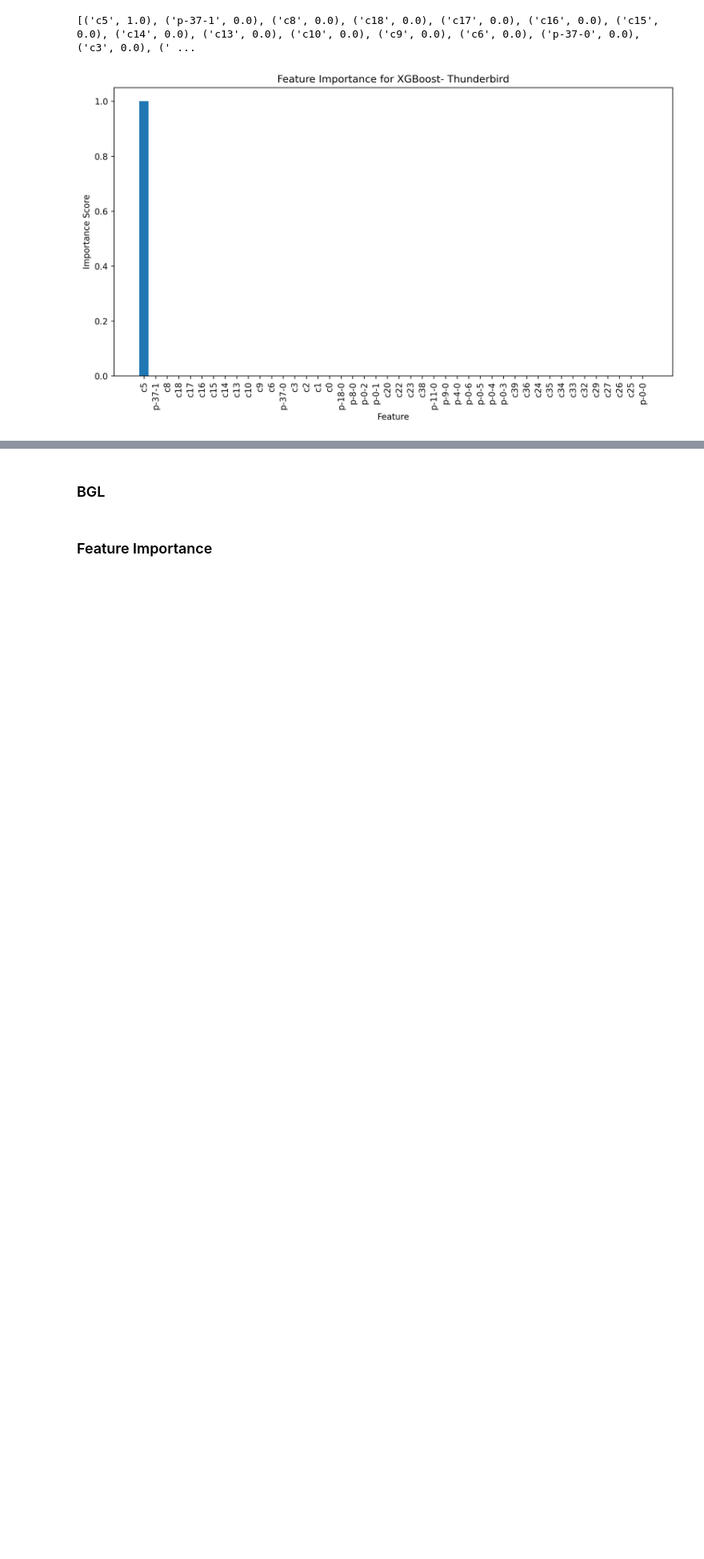
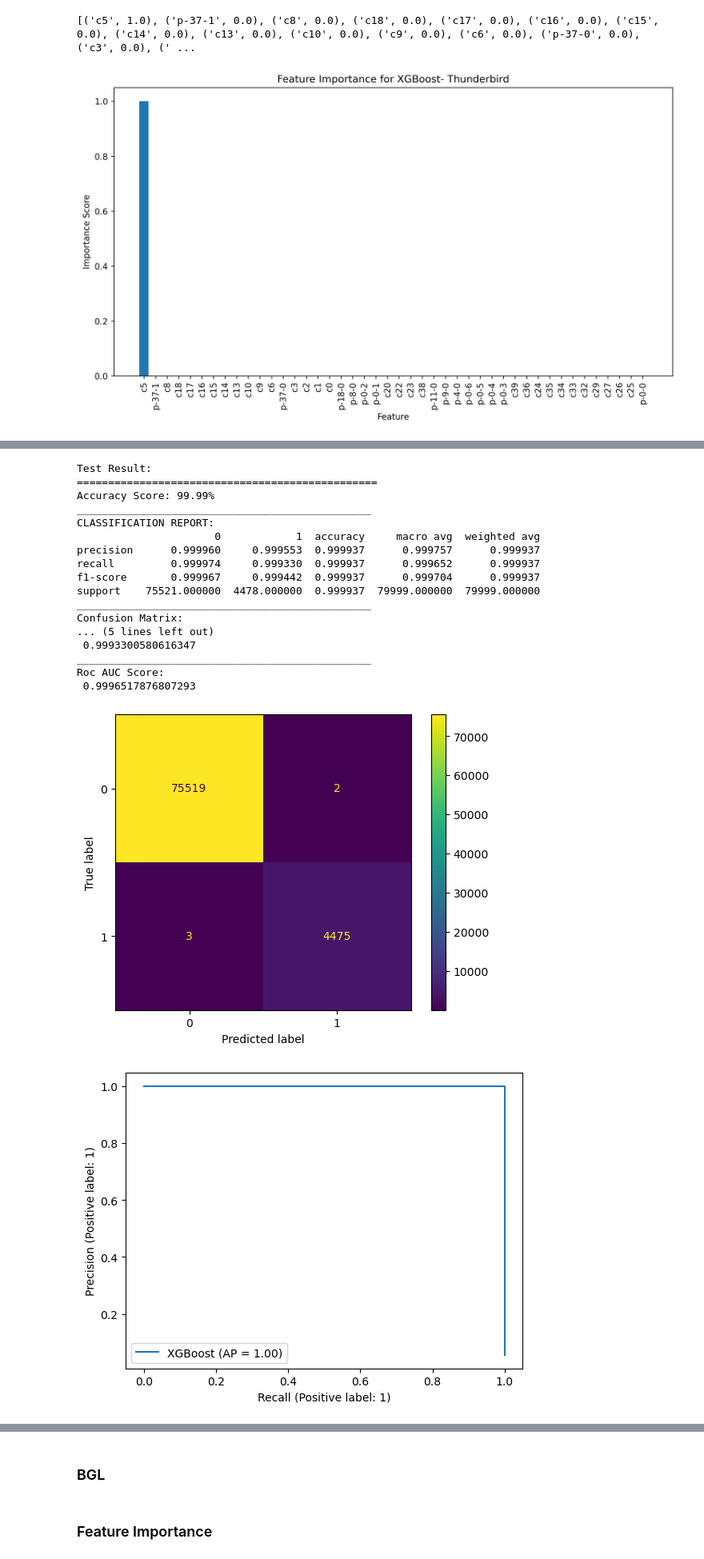
Before and after one commit to manelmahroug/anomaly-detection-in-log-files, a Jupyter notebook: Supervised_learning/logistic-regression-xgboost-params.ipynb, the cells around one changed output, grey strips where cells are left out. Shown at 80% size. Drawn from its saved outputs; the diff is of its cells as text; code cells hidden in the pictures; blank space fills up the shorter version.

```diff
--- a/Supervised_learning/logistic-regression-xgboost-params.ipynb
+++ b/Supervised_learning/logistic-regression-xgboost-params.ipynb
@@ -510,0 +515,46 @@ plt.show()
+# %%
+XGBOOST_report = pd.DataFrame(classification_report(y_train_t, preds_train, output_dict=True))
+print("Test Result:\n================================================")
+print(f"Accuracy Score: {accuracy_score(y_train_t, preds_train) * 100:.2f}%")
+print("_______________________________________________")
+print(f"CLASSIFICATION REPORT:\n{lr_report}")
+print("_______________________________________________")
+print(f"Confusion Matrix: \n {confusion_matrix(y_train_t, preds_train)}\n")
+print("_______________________________________________")
+print(f'Recall Score: \n {recall_score(y_train_t, preds_train)}')
+print("_______________________________________________")
+print(f'Roc AUC Score: \n {roc_auc_score(y_train_t, preds_train)}')
+
+XGBOOST_report
+from sklearn.metrics import ConfusionMatrixDisplay
+import matplotlib.pyplot as plt
+
+ConfusionMatrixDisplay.from_predictions(y_train_t, preds_train)
+plt.show()
+
+
+from sklearn.metrics import PrecisionRecallDisplay
+
+display = PrecisionRecallDisplay.from_estimator(
+    bst, x_train_t, y_train_t, name="XGBoost"
+)
+# %% [output]
+Test Result:
+================================================
+Accuracy Score: 99.99%
+_______________________________________________
+CLASSIFICATION REPORT:
+                      0            1  accuracy     macro avg  weighted avg
+precision      0.999960     0.999553  0.999937      0.999757      0.999937
+recall         0.999974     0.999330  0.999937      0.999652      0.999937
+f1-score       0.999967     0.999442  0.999937      0.999704      0.999937
+support    75521.000000  4478.000000  0.999937  79999.000000  79999.000000
+_______________________________________________
+Confusion Matrix:
+... (5 lines left out)
+ 0.9993300580616347
+_______________________________________________
+Roc AUC Score:
+ 0.9996517876807293
+[figure, added]
+[figure, added]
```
Also changed, not shown: parts of 10 cells of this notebook.
